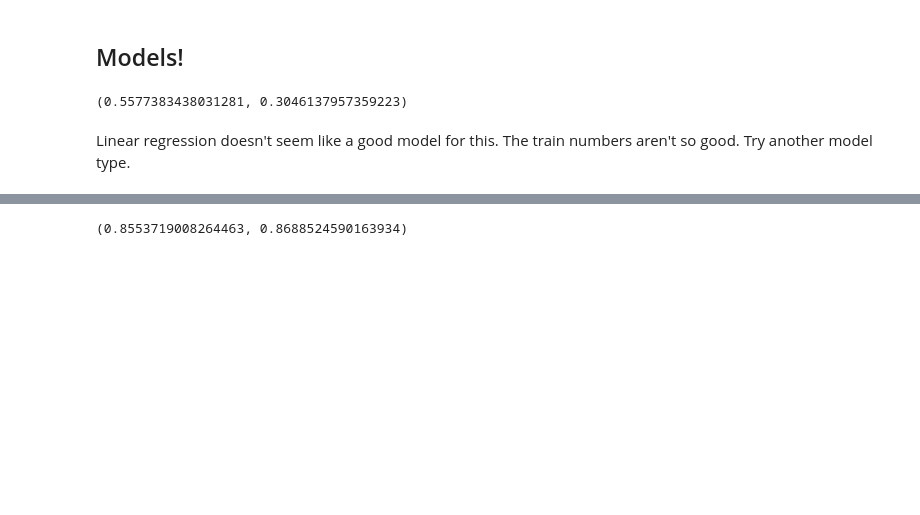
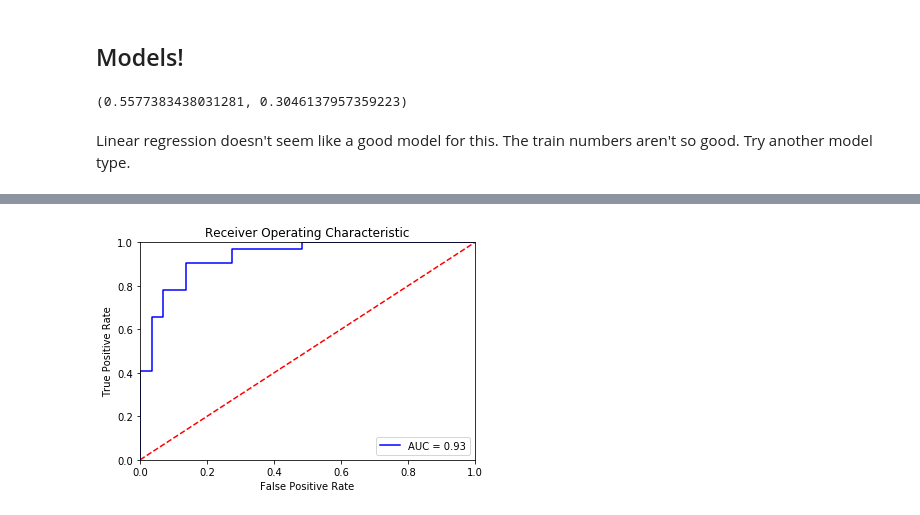
Before and after one commit to knishina/heart_attack, a Jupyter notebook: heart_attack_ML.ipynb, the cells around one changed output, grey strips where cells are left out. Cells and saved outputs as stored; diff of their text form; code cells hidden in the pictures; blank space fills up the shorter version.

Commit message:
Add ROC graphs, weights, and classification_report

```diff
--- a/heart_attack_ML.ipynb
+++ b/heart_attack_ML.ipynb
@@ -256,4 +277,6 @@ def logistic_reg_scale(df):
     accuracy_train = accuracy_score(y_train, prediction_train)
     accuracy_test = accuracy_score(y_test, prediction_test)
 
-    return accuracy_train, accuracy_test
+    a = f"Train \n {classification_report(y_train, prediction_train)}"
+    b = f"Test \n {classification_report(y_test, prediction_test)}"
+    return a, b, accuracy_train, accuracy_test, X_train, y_train, model, X_test, y_test
@@ -263,0 +303,13 @@ logistic_reg_scale(df)
+# %%
+a, b, accuracy_train, accuracy_test, X_train, y_train, model, X_test, y_test = logistic_reg_scale(df)
+X_train = X_train.rename(columns=columns_dict)
+# Find ranked features.
+print (accuracy_train)
+print (accuracy_test)
+print (" ")
+print (a)
+print (b)
+
+perm = PermutationImportance(model).fit(X_train, y_train)
+thing1 = eli5.show_weights(perm, feature_names = X_train.columns.tolist())
+thing1
@@ -264,3 +348,24 @@ logistic_reg_scale(df)
+# %%
+# Graph the ROC
+# calculate the fpr and tpr for all thresholds of the classification
+probs = model.predict_proba(X_test)
+preds = probs[:,1]
+fpr, tpr, threshold = metrics.roc_curve(y_test, preds)
+roc_auc = metrics.auc(fpr, tpr)
+
+# method I: plt
+import matplotlib.pyplot as plt
+plt.title('Receiver Operating Characteristic')
+plt.plot(fpr, tpr, 'b', label = 'AUC = %0.2f' % roc_auc)
+plt.legend(loc = 'lower right')
+plt.plot([0, 1], [0, 1],'r--')
+plt.xlim([0, 1])
+plt.ylim([0, 1])
+plt.ylabel('True Positive Rate')
+plt.xlabel('False Positive Rate')
+plt.show()
+# %% [output]
+[figure, added]
 # %%
 # Try SVC.
 def svc_model(df):
@@ -301,4 +407,0 @@ def svc_model(df):
-# %%
-svc_model(df)
-# %% [output]
-(0.8553719008264463, 0.8688524590163934)
```
Also changed, not shown: parts of 9 cells of this notebook.
